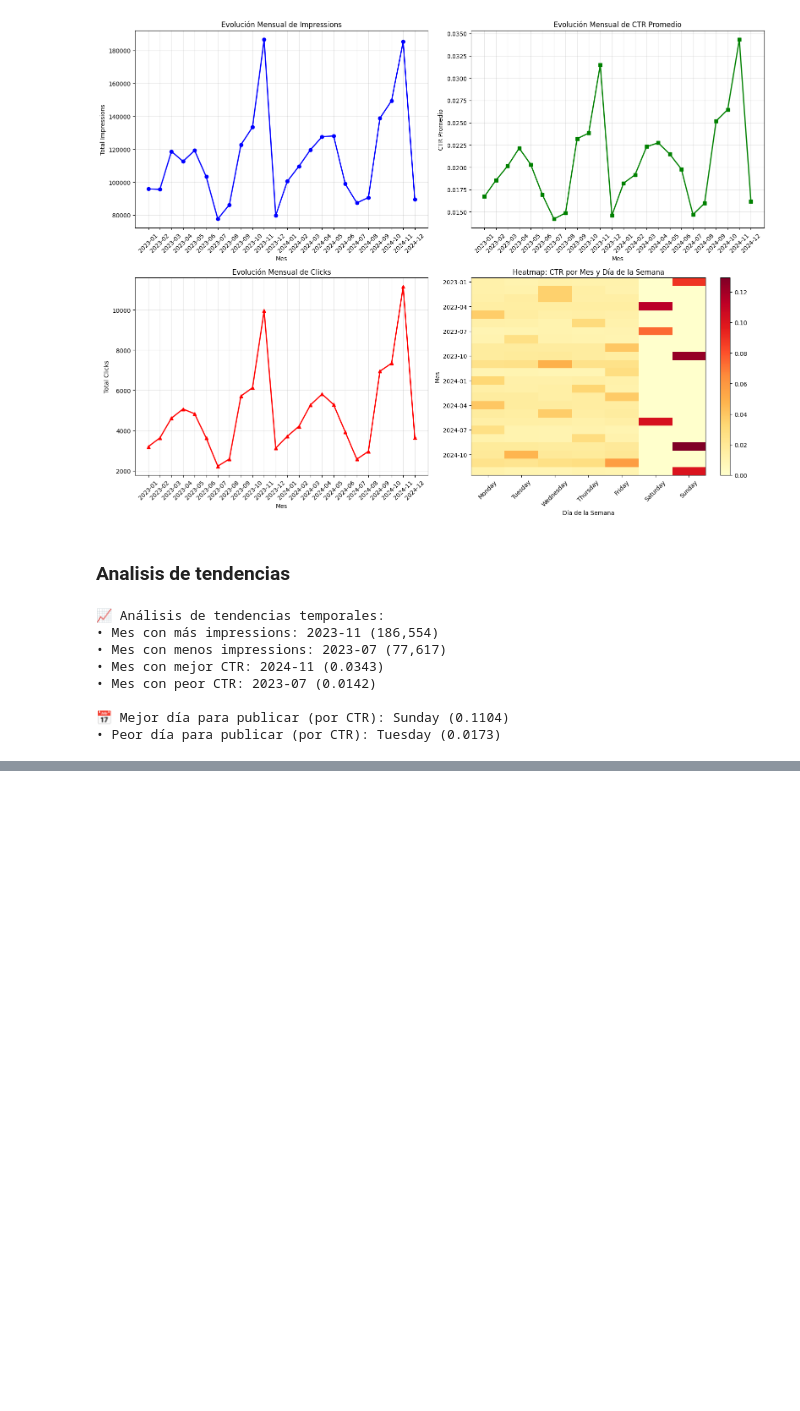
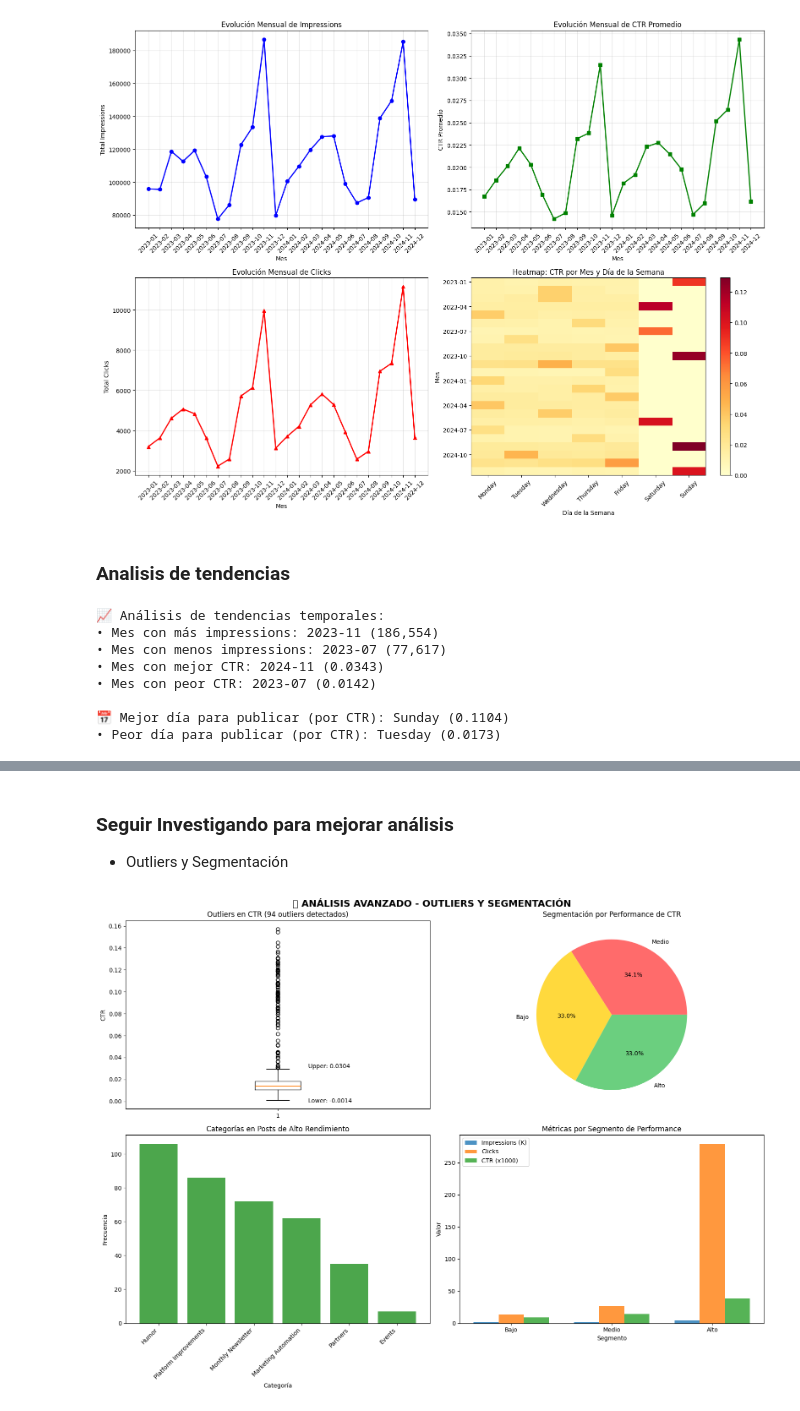
Before and after one commit to andreszaragoza/Campa-a_Ctr, a Jupyter notebook: notebooks/Visualizaciones.ipynb, the cells around one changed output, grey strips where cells are left out. Cells and saved outputs as stored; diff of their text form; code cells hidden in the pictures; blank space fills up the shorter version.

```diff
--- a/notebooks/Visualizaciones.ipynb
+++ b/notebooks/Visualizaciones.ipynb
@@ -371,0 +554,68 @@ print(f"• Peor día para publicar (por CTR): {ctr_by_day.idxmin()['mean']} ({c
+# %% [markdown]
+### Seguir Investigando para mejorar análisis
+- Outliers y Segmentación
+# %%
+fig, axes = plt.subplots(2, 2, figsize=(16, 12))
+fig.suptitle('🔍 ANÁLISIS AVANZADO - OUTLIERS Y SEGMENTACIÓN', fontsize=16, fontweight='bold')
+
+# 1. Detección de outliers en CTR
+Q1 = df['CTR'].quantile(0.25)
+Q3 = df['CTR'].quantile(0.75)
+IQR = Q3 - Q1
+lower_bound = Q1 - 1.5 * IQR
+upper_bound = Q3 + 1.5 * IQR
+
+outliers = df[(df['CTR'] < lower_bound) | (df['CTR'] > upper_bound)]
+
+axes[0,0].boxplot(df['CTR'])
+axes[0,0].set_title(f'Outliers en CTR ({len(outliers)} outliers detectados)')
+axes[0,0].set_ylabel('CTR')
+axes[0,0].text(1.1, upper_bound, f'Upper: {upper_bound:.4f}', fontsize=10)
+axes[0,0].text(1.1, lower_bound, f'Lower: {lower_bound:.4f}', fontsize=10)
+
+# 2. Segmentación por performance (Alto, Medio, Bajo CTR)
+df['CTR_Segment'] = pd.cut(df['CTR'],
+                          bins=[0, df['CTR'].quantile(0.33), df['CTR'].quantile(0.67), df['CTR'].max()],
+                          labels=['Bajo', 'Medio', 'Alto'])
+
+segment_counts = df['CTR_Segment'].value_counts()
+colors = ['#FF6B6B', '#FFD93D', '#6BCF7F']
+axes[0,1].pie(segment_counts.values, labels=segment_counts.index, autopct='%1.1f%%', colors=colors)
+axes[0,1].set_title('Segmentación por Performance de CTR')
+
+# 3. Análisis de posts de alto rendimiento
+high_performance = df[df['CTR_Segment'] == 'Alto']
+if len(high_performance) > 0:
+    high_perf_content = high_performance['Content_Category'].value_counts()
+    bars = axes[1,0].bar(high_perf_content.index, high_perf_content.values, color='green', alpha=0.7)
+    axes[1,0].set_title('Categorías en Posts de Alto Rendimiento')
+    axes[1,0].set_xlabel('Categoría')
+    axes[1,0].set_ylabel('Frecuencia')
+    axes[1,0].set_xticks(range(len(high_perf_content)))
+    axes[1,0].set_xticklabels(high_perf_content.index, rotation=45, ha='right')
+
+# 4. Comparación de métricas por segmento
+segment_stats = df.groupby('CTR_Segment').agg({
+    'Impressions': 'mean',
+    'Clicks': 'mean',
+    'CTR': 'mean'
+})
+
+x = np.arange(len(segment_stats.index))
+width = 0.25
+
+axes[1,1].bar(x - width, segment_stats['Impressions']/1000, width, label='Impressions (K)', alpha=0.8)
+axes[1,1].bar(x, segment_stats['Clicks'], width, label='Clicks', alpha=0.8)
+axes[1,1].bar(x + width, segment_stats['CTR']*1000, width, label='CTR (x1000)', alpha=0.8)
+
+axes[1,1].set_title('Métricas por Segmento de Performance')
+axes[1,1].set_xlabel('Segmento')
+axes[1,1].set_ylabel('Valor')
+axes[1,1].set_xticks(x)
+axes[1,1].set_xticklabels(segment_stats.index)
+axes[1,1].legend()
+
+plt.tight_layout()
+plt.show()
+# %% [output]
+[figure, added]
```
Also changed, not shown: parts of 6 cells of this notebook, 1 other file.
